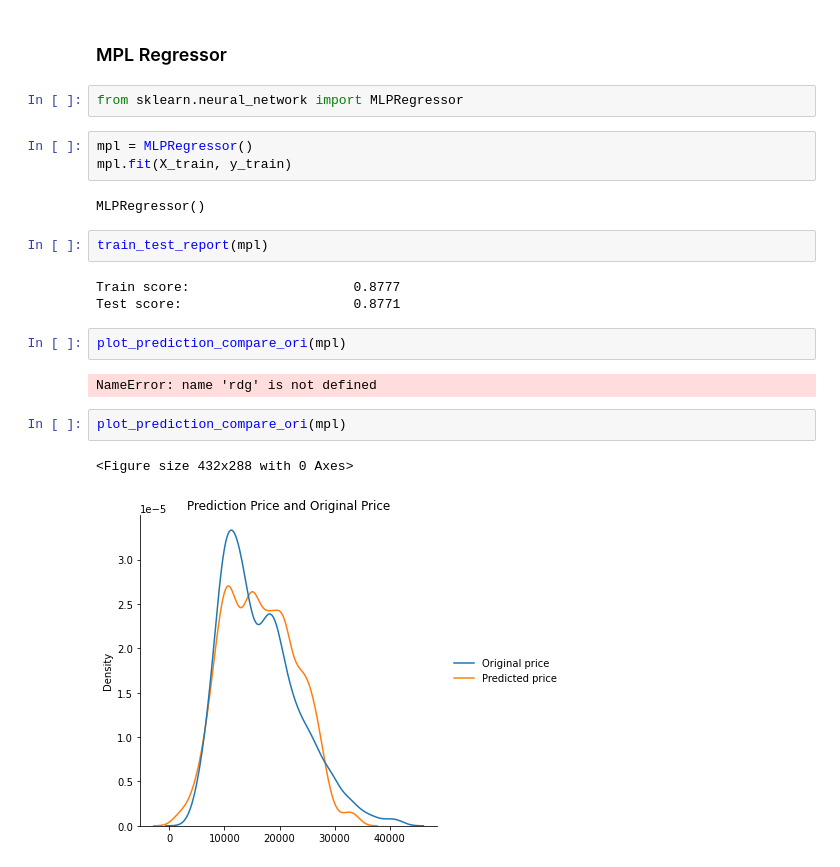
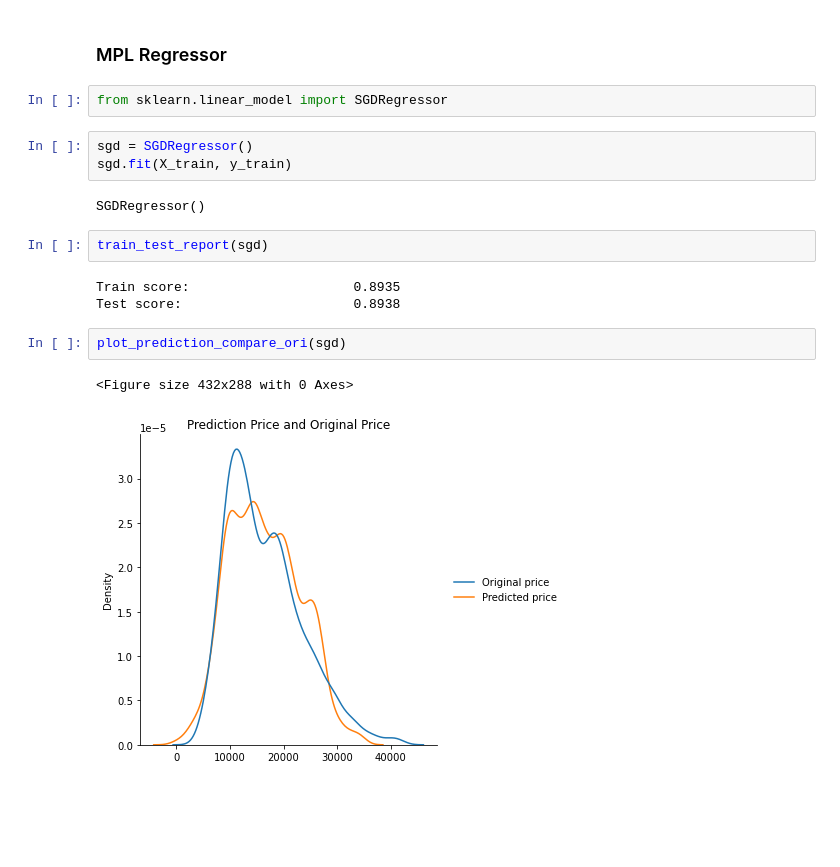
Before and after one commit to kai2128/DM_Assignment, a Jupyter notebook: algorithm/MPLRegressor.ipynb, the cells around one changed output. Drawn from its saved outputs; the diff is of its cells as text; blank space fills up the shorter version.

```diff
--- a/algorithm/MPLRegressor.ipynb
+++ b/algorithm/MPLRegressor.ipynb
@@ -4,23 +4,19 @@
 # %% [markdown]
 ### MPL Regressor
 # %%
-from sklearn.neural_network import MLPRegressor
+from sklearn.linear_model import SGDRegressor
 # %%
-mpl = MLPRegressor()
-mpl.fit(X_train, y_train)
+sgd = SGDRegressor()
+sgd.fit(X_train, y_train)
 # %% [output]
-MLPRegressor()
+SGDRegressor()
 # %%
-train_test_report(mpl)
+train_test_report(sgd)
 # %% [output]
-Train score:                     0.8777
-Test score:                      0.8771
+Train score:                     0.8935
+Test score:                      0.8938
 # %%
-plot_prediction_compare_ori(mpl)
+plot_prediction_compare_ori(sgd)
 # %% [output]
-NameError: name 'rdg' is not defined
+<Figure size 432x288 with 0 Axes>
+[figure, added]
-# %%
-plot_prediction_compare_ori(mpl)
-# %% [output]
-<Figure size 432x288 with 0 Axes>
-[figure, removed]
```
Also changed, not shown: parts of 2 cells of this notebook.
